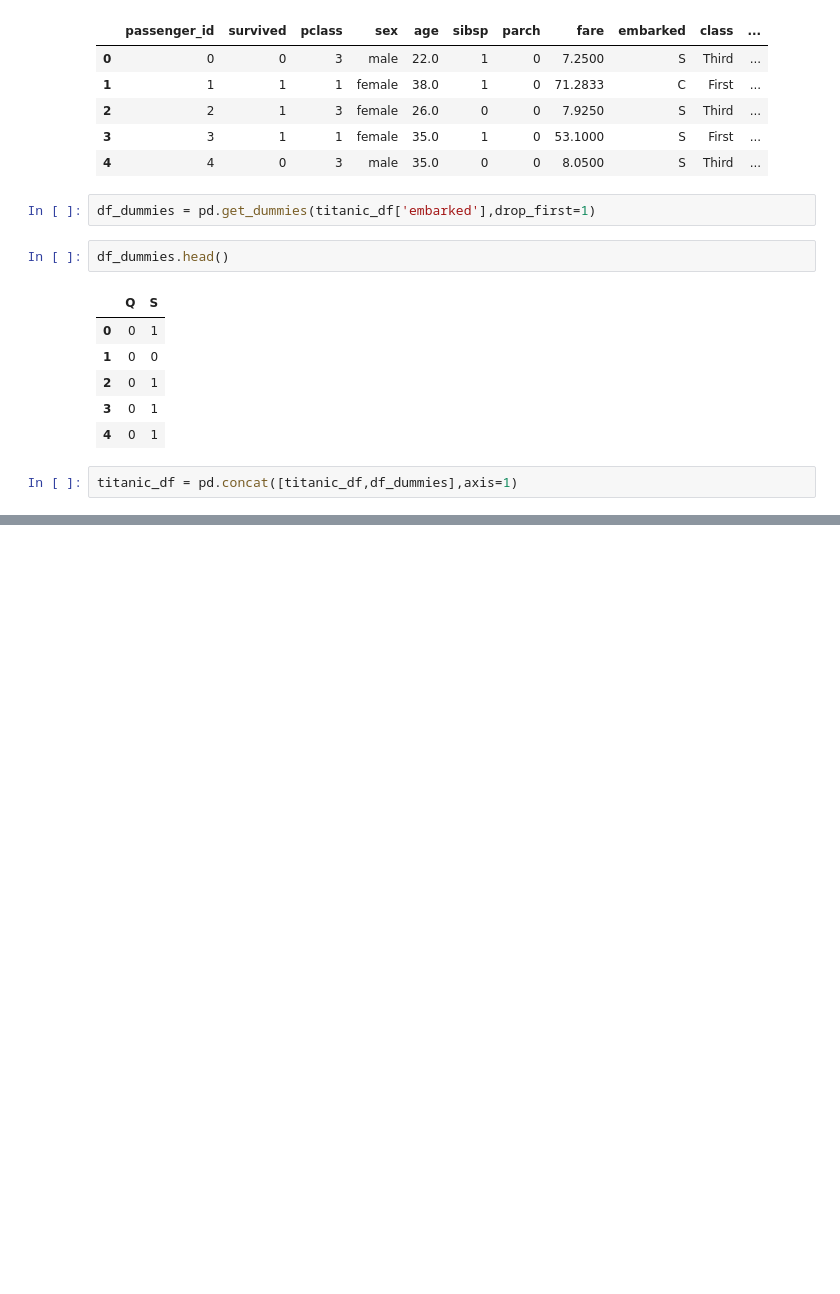
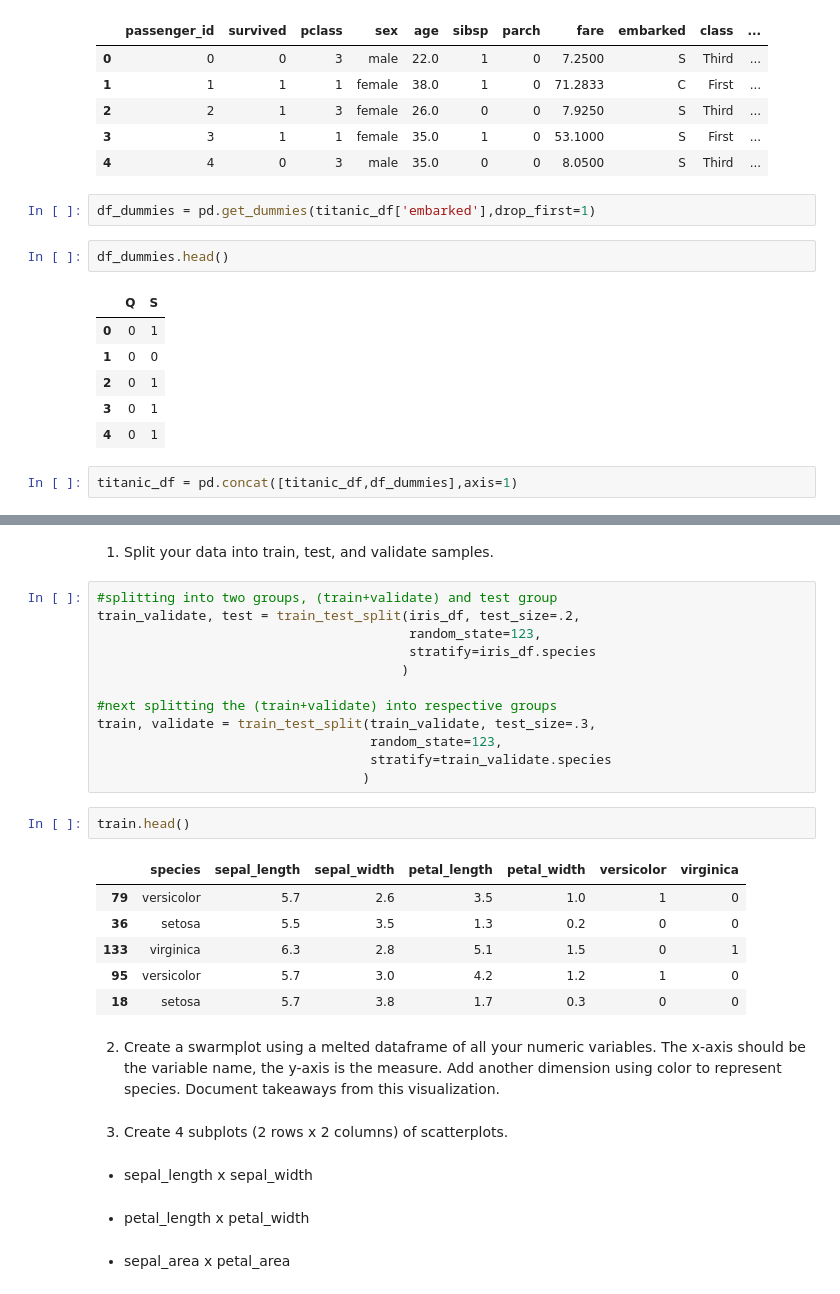
Before and after one commit to ThompsonBethany01/classification-exercises, a Jupyter notebook: classification_exercises.ipynb, the cells around one changed output, grey strips where cells are left out. Drawn from its saved outputs; the diff is of its cells as text; blank space fills up the shorter version.

```diff
--- a/classification_exercises.ipynb
+++ b/classification_exercises.ipynb
@@ -475,0 +515,33 @@ def prep_titanic(titanic_df):
+# %% [markdown]
+1. Split your data into train, test, and validate samples.
+# %%
+#splitting into two groups, (train+validate) and test group
+train_validate, test = train_test_split(iris_df, test_size=.2,
+                                        random_state=123,
+                                        stratify=iris_df.species
+                                       )
+
+#next splitting the (train+validate) into respective groups
+train, validate = train_test_split(train_validate, test_size=.3,
+                                   random_state=123,
+                                   stratify=train_validate.species
+                                  )
+# %%
+train.head()
+# %% [output]
+|  | species | sepal_length | sepal_width | petal_length | petal_width | versicolor | virginica |
+| 79 | versicolor | 5.7 | 2.6 | 3.5 | 1.0 | 1 | 0 |
+| 36 | setosa | 5.5 | 3.5 | 1.3 | 0.2 | 0 | 0 |
+| 133 | virginica | 6.3 | 2.8 | 5.1 | 1.5 | 0 | 1 |
+| 95 | versicolor | 5.7 | 3.0 | 4.2 | 1.2 | 1 | 0 |
+| 18 | setosa | 5.7 | 3.8 | 1.7 | 0.3 | 0 | 0 |
+# %% [markdown]
+2. Create a swarmplot using a melted dataframe of all your numeric variables. The x-axis should be the variable name, the y-axis is the measure. Add another dimension using color to represent species. Document takeaways from this visualization.
+# %% [markdown]
+3. Create 4 subplots (2 rows x 2 columns) of scatterplots.
+# %% [markdown]
+- sepal_length x sepal_width
+# %% [markdown]
+- petal_length x petal_width
+# %% [markdown]
+- sepal_area x petal_area
```
Also changed, not shown: parts of 15 cells of this notebook.
